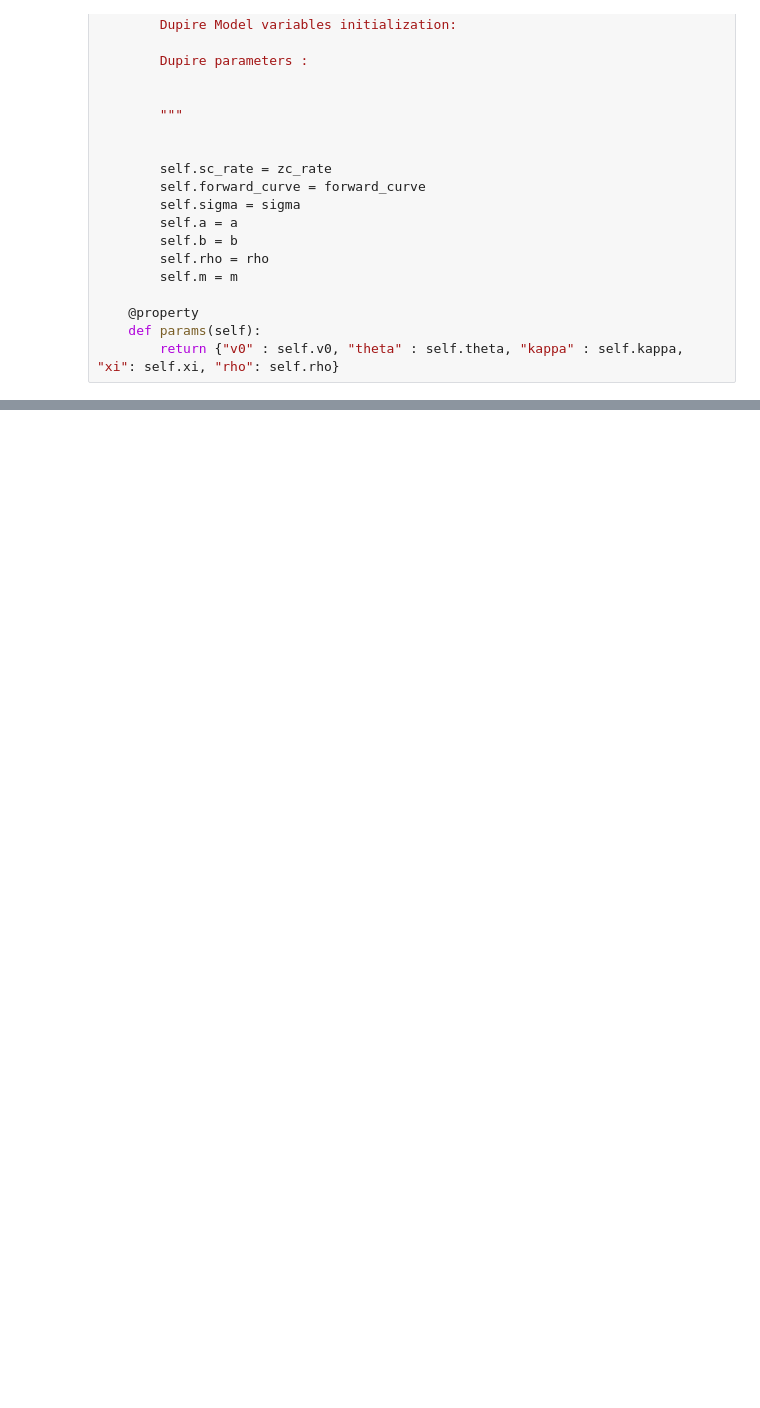
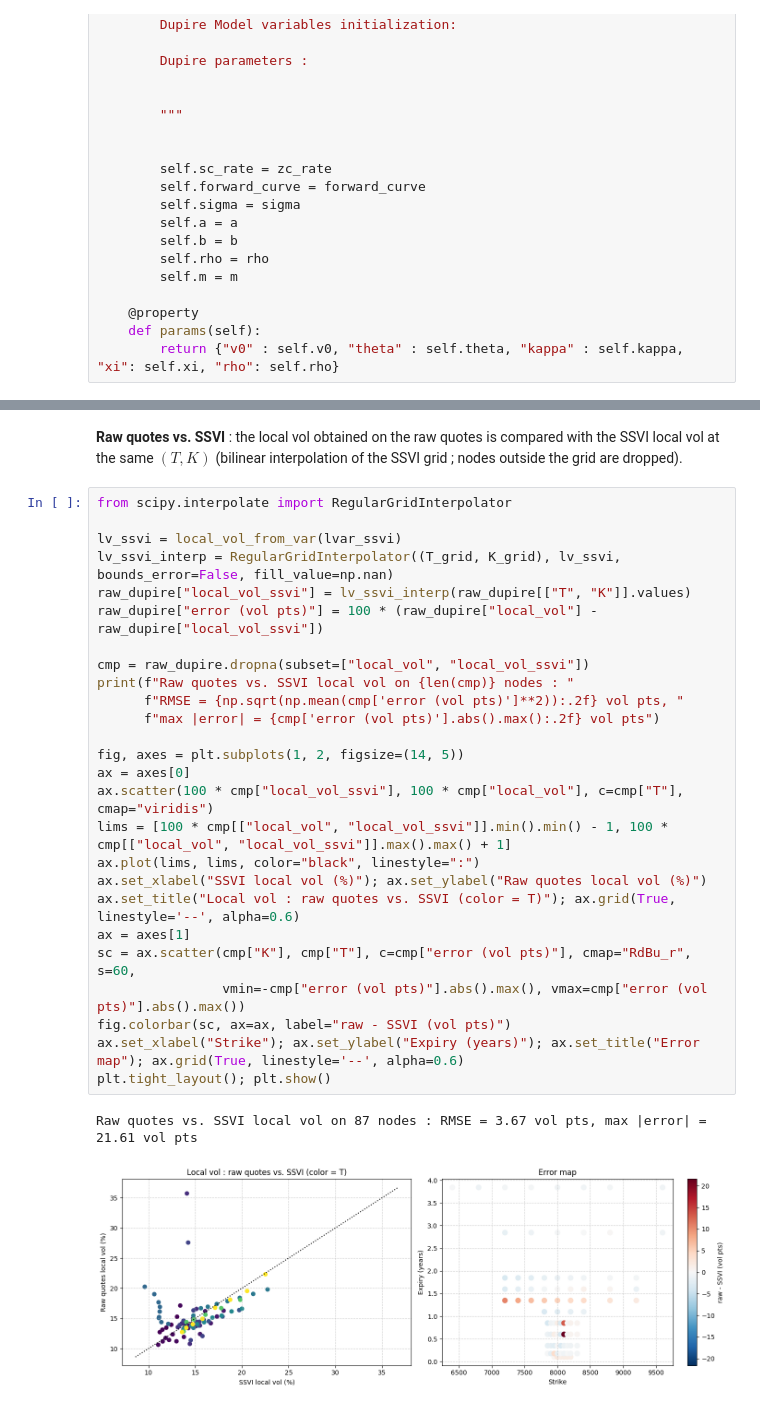
Before and after one commit to bengueddalauzonelias/portfolio, a Jupyter notebook: Equity_Models/Dupire_test.ipynb, the cells around one changed output, grey strips where cells are left out. Drawn from its saved outputs; the diff is of its cells as text; blank space fills up the shorter version.

```diff
--- a/Equity_Models/Dupire_test.ipynb
+++ b/Equity_Models/Dupire_test.ipynb
@@ -156,0 +417,32 @@ class DupireModel:
+# %% [markdown]
+**Raw quotes vs. SSVI** : the local vol obtained on the raw quotes is compared with the SSVI local vol at the same $(T, K)$
+(bilinear interpolation of the SSVI grid ; nodes outside the grid are dropped).
+# %%
+from scipy.interpolate import RegularGridInterpolator
+
+lv_ssvi = local_vol_from_var(lvar_ssvi)
+lv_ssvi_interp = RegularGridInterpolator((T_grid, K_grid), lv_ssvi, bounds_error=False, fill_value=np.nan)
+raw_dupire["local_vol_ssvi"] = lv_ssvi_interp(raw_dupire[["T", "K"]].values)
+raw_dupire["error (vol pts)"] = 100 * (raw_dupire["local_vol"] - raw_dupire["local_vol_ssvi"])
+
+cmp = raw_dupire.dropna(subset=["local_vol", "local_vol_ssvi"])
+print(f"Raw quotes vs. SSVI local vol on {len(cmp)} nodes : "
+      f"RMSE = {np.sqrt(np.mean(cmp['error (vol pts)']**2)):.2f} vol pts, "
+      f"max |error| = {cmp['error (vol pts)'].abs().max():.2f} vol pts")
+
+fig, axes = plt.subplots(1, 2, figsize=(14, 5))
+ax = axes[0]
+ax.scatter(100 * cmp["local_vol_ssvi"], 100 * cmp["local_vol"], c=cmp["T"], cmap="viridis")
+lims = [100 * cmp[["local_vol", "local_vol_ssvi"]].min().min() - 1, 100 * cmp[["local_vol", "local_vol_ssvi"]].max().max() + 1]
+ax.plot(lims, lims, color="black", linestyle=":")
+ax.set_xlabel("SSVI local vol (%)"); ax.set_ylabel("Raw quotes local vol (%)")
+ax.set_title("Local vol : raw quotes vs. SSVI (color = T)"); ax.grid(True, linestyle='--', alpha=0.6)
+ax = axes[1]
+sc = ax.scatter(cmp["K"], cmp["T"], c=cmp["error (vol pts)"], cmap="RdBu_r", s=60,
+                vmin=-cmp["error (vol pts)"].abs().max(), vmax=cmp["error (vol pts)"].abs().max())
+fig.colorbar(sc, ax=ax, label="raw - SSVI (vol pts)")
+ax.set_xlabel("Strike"); ax.set_ylabel("Expiry (years)"); ax.set_title("Error map"); ax.grid(True, linestyle='--', alpha=0.6)
+plt.tight_layout(); plt.show()
+# %% [output]
+Raw quotes vs. SSVI local vol on 87 nodes : RMSE = 3.67 vol pts, max |error| = 21.61 vol pts
+[figure, added]
```
Also changed, not shown: parts of 20 cells of this notebook.
